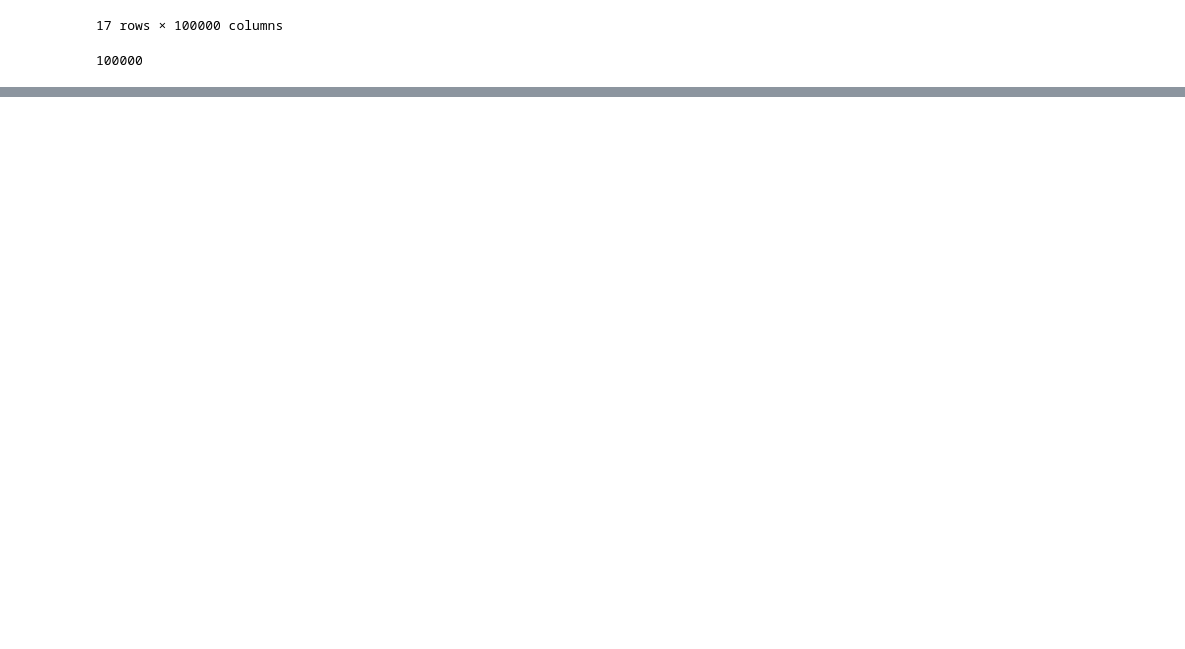
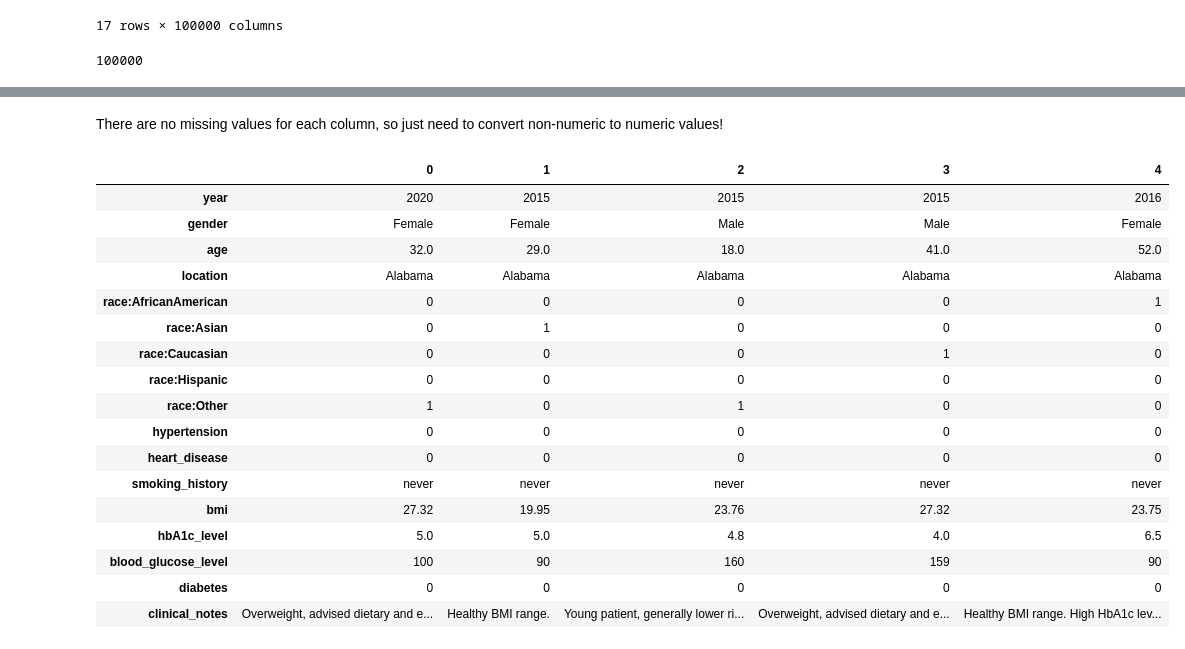
Before and after one commit to Avyayyy/diabetes-prediction-classification, a Jupyter notebook: diabetes-prediction.ipynb, the cells around one changed output, grey strips where cells are left out. Saved outputs shown, nothing was run; the diff lists cells and outputs as text; code cells hidden in the pictures; blank space fills up the shorter version.

```diff
--- a/diabetes-prediction.ipynb
+++ b/diabetes-prediction.ipynb
@@ -76,0 +141,23 @@ len(diabetes) # 100,000 rows as mentioned
+# %% [markdown]
+There are no missing values for each column, so just need to convert non-numeric to numeric values!
+# %%
+diabetes.head().T
+# %% [output]
+|  | 0 | 1 | 2 | 3 | 4 |
+| year | 2020 | 2015 | 2015 | 2015 | 2016 |
+| gender | Female | Female | Male | Male | Female |
+| age | 32.0 | 29.0 | 18.0 | 41.0 | 52.0 |
+| location | Alabama | Alabama | Alabama | Alabama | Alabama |
+| race:AfricanAmerican | 0 | 0 | 0 | 0 | 1 |
+| race:Asian | 0 | 1 | 0 | 0 | 0 |
+| race:Caucasian | 0 | 0 | 0 | 1 | 0 |
+| race:Hispanic | 0 | 0 | 0 | 0 | 0 |
+| race:Other | 1 | 0 | 1 | 0 | 0 |
+| hypertension | 0 | 0 | 0 | 0 | 0 |
+| heart_disease | 0 | 0 | 0 | 0 | 0 |
+| smoking_history | never | never | never | never | never |
+| bmi | 27.32 | 19.95 | 23.76 | 27.32 | 23.75 |
+| hbA1c_level | 5.0 | 5.0 | 4.8 | 4.0 | 6.5 |
+| blood_glucose_level | 100 | 90 | 160 | 159 | 90 |
+| diabetes | 0 | 0 | 0 | 0 | 0 |
+| clinical_notes | Overweight, advised dietary and e... | Healthy BMI range. | Young patient, generally lower ri... | Overweight, advised dietary and e... | Healthy BMI range. High HbA1c lev... |
```
Also changed, not shown: parts of 10 cells of this notebook, 1 other file.
